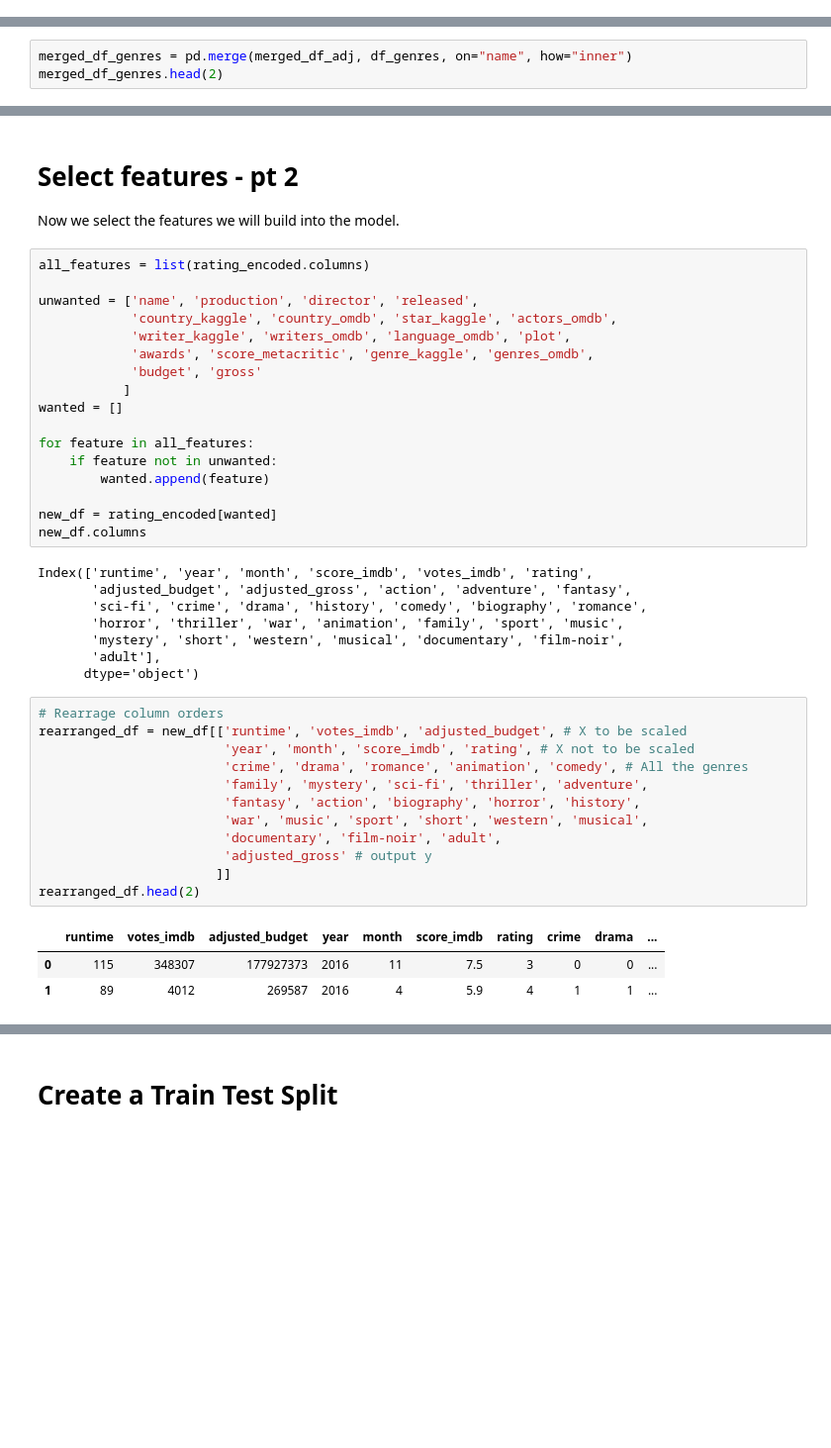
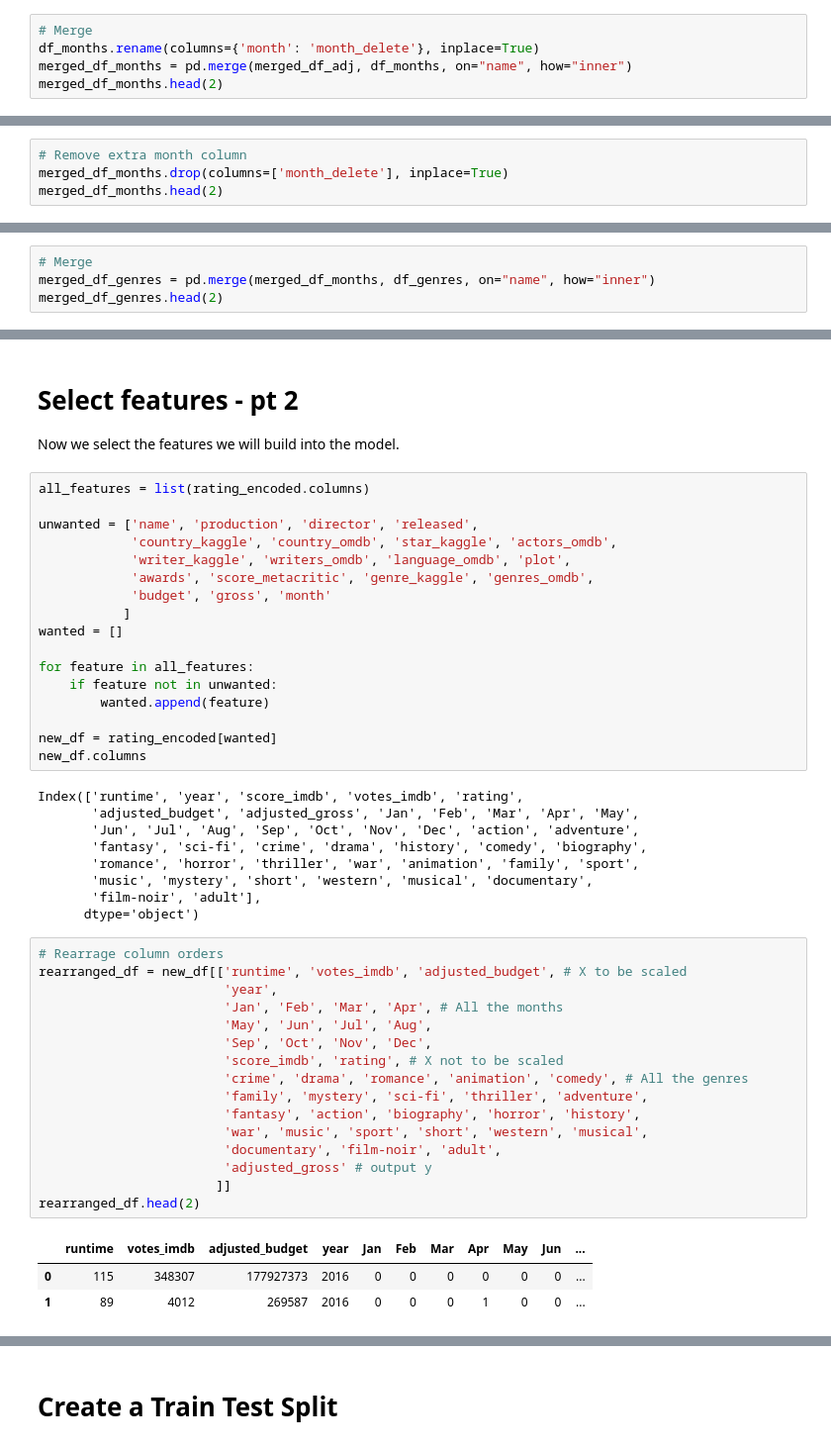
Before and after one commit to ztcnrh/NLP-Movie-Rating-Predictor, a Jupyter notebook: notebooks/model_boxoffice_linear_regression/model_boxoffice_linear_regression.ipynb, the cells around one changed output, grey strips where cells are left out. Shown: that part at 99% size. Cells and saved outputs as stored; diff of their text form; blank space fills up the shorter version.

```diff
--- a/notebooks/model_boxoffice_linear_regression/model_boxoffice_linear_regression.ipynb
+++ b/notebooks/model_boxoffice_linear_regression/model_boxoffice_linear_regression.ipynb
@@ -78,0 +95,5 @@ merged_df_adj.head(2)
+# %%
+# Merge
+df_months.rename(columns={'month': 'month_delete'}, inplace=True)
+merged_df_months = pd.merge(merged_df_adj, df_months, on="name", how="inner")
+merged_df_months.head(2)
@@ -78,0 +104,4 @@ merged_df_adj.head(2)
+# %%
+# Remove extra month column
+merged_df_months.drop(columns=['month_delete'], inplace=True)
+merged_df_months.head(2)
@@ -107,7 +140,8 @@ Index(['name', 'action', 'adventure', 'fantasy', 'sci-fi', 'crime', 'drama',
        'western', 'musical', 'documentary', 'film-noir', 'adult'],
       dtype='object')
 # %%
-merged_df_genres = pd.merge(merged_df_adj, df_genres, on="name", how="inner")
+# Merge
+merged_df_genres = pd.merge(merged_df_months, df_genres, on="name", how="inner")
 merged_df_genres.head(2)
 # %% [output]
 |  | name | production | director | runtime | released | year | month | country_kaggle | country_omdb | ... |
@@ -272,7 +306,7 @@ unwanted = ['name', 'production', 'director', 'released',
             'country_kaggle', 'country_omdb', 'star_kaggle', 'actors_omdb',
             'writer_kaggle', 'writers_omdb', 'language_omdb', 'plot',
             'awards', 'score_metacritic', 'genre_kaggle', 'genres_omdb',
-            'budget', 'gross'
+            'budget', 'gross', 'month'
            ]
 wanted = []
 
@@ -283,29 +317,34 @@ for feature in all_features:
 new_df = rating_encoded[wanted]
 new_df.columns
 # %% [output]
-Index(['runtime', 'year', 'month', 'score_imdb', 'votes_imdb', 'rating',
-       'adjusted_budget', 'adjusted_gross', 'action', 'adventure', 'fantasy',
-       'sci-fi', 'crime', 'drama', 'history', 'comedy', 'biography', 'romance',
-       'horror', 'thriller', 'war', 'animation', 'family', 'sport', 'music',
-       'mystery', 'short', 'western', 'musical', 'documentary', 'film-noir',
-       'adult'],
+Index(['runtime', 'year', 'score_imdb', 'votes_imdb', 'rating',
+       'adjusted_budget', 'adjusted_gross', 'Jan', 'Feb', 'Mar', 'Apr', 'May',
+       'Jun', 'Jul', 'Aug', 'Sep', 'Oct', 'Nov', 'Dec', 'action', 'adventure',
+       'fantasy', 'sci-fi', 'crime', 'drama', 'history', 'comedy', 'biography',
+       'romance', 'horror', 'thriller', 'war', 'animation', 'family', 'sport',
+       'music', 'mystery', 'short', 'western', 'musical', 'documentary',
+       'film-noir', 'adult'],
       dtype='object')
 # %%
 # Rearrage column orders
 rearranged_df = new_df[['runtime', 'votes_imdb', 'adjusted_budget', # X to be scaled
-                        'year', 'month', 'score_imdb', 'rating', # X not to be scaled
+                        'year',
+                        'Jan', 'Feb', 'Mar', 'Apr', # All the months
+                        'May', 'Jun', 'Jul', 'Aug',
+                        'Sep', 'Oct', 'Nov', 'Dec',
+                        'score_imdb', 'rating', # X not to be scaled
                         'crime', 'drama', 'romance', 'animation', 'comedy', # All the genres
                         'family', 'mystery', 'sci-fi', 'thriller', 'adventure',
                         'fantasy', 'action', 'biography', 'horror', 'history',
                         'war', 'music', 'sport', 'short', 'western', 'musical',
                         'documentary', 'film-noir', 'adult',
                         'adjusted_gross' # output y
                        ]]
 rearranged_df.head(2)
 # %% [output]
-|  | runtime | votes_imdb | adjusted_budget | year | month | score_imdb | rating | crime | drama | ... |
-| 0 | 115 | 348307 | 177927373 | 2016 | 11 | 7.5 | 3 | 0 | 0 | ... |
-| 1 | 89 | 4012 | 269587 | 2016 | 4 | 5.9 | 4 | 1 | 1 | ... |
+|  | runtime | votes_imdb | adjusted_budget | year | Jan | Feb | Mar | Apr | May | Jun | ... |
+| 0 | 115 | 348307 | 177927373 | 2016 | 0 | 0 | 0 | 0 | 0 | 0 | ... |
+| 1 | 89 | 4012 | 269587 | 2016 | 0 | 0 | 0 | 1 | 0 | 0 | ... |
 # %%
 print(len(rearranged_df.columns) == len(new_df.columns))
 print(len(rearranged_df.columns))
```
Also changed, not shown: parts of 26 cells of this notebook, 5 other files.
